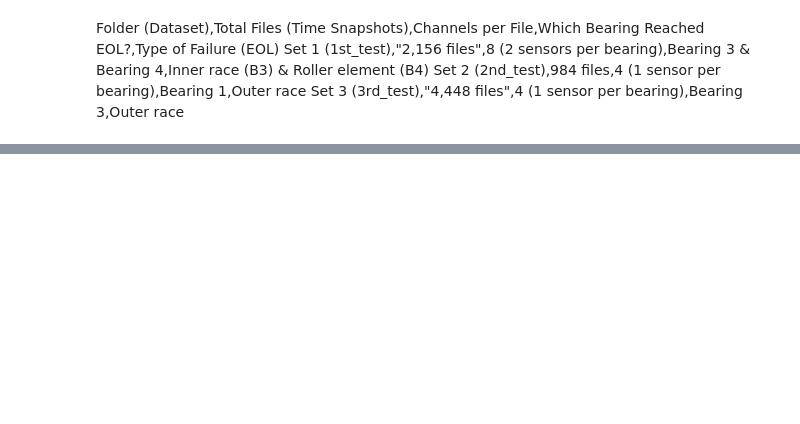
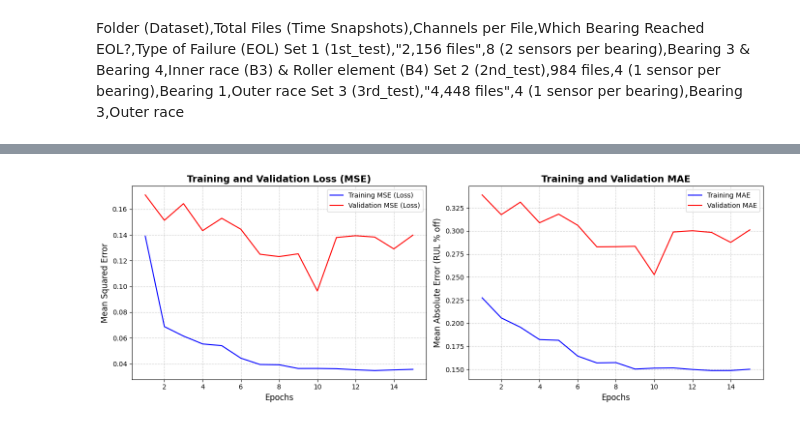
Before and after one commit to Aaeeron/Bearing_live_expectancy, a Jupyter notebook: IMS.ipynb, the cells around one changed output, grey strips where cells are left out. Saved outputs shown, nothing was run; the diff lists cells and outputs as text; code cells hidden in the pictures; blank space fills up the shorter version.

```diff
--- a/IMS.ipynb
+++ b/IMS.ipynb
@@ -543,0 +1792,39 @@ Evaluating on Test Set...
+# %%
+import matplotlib.pyplot as plt
+
+def plot_training_history(history):
+    # Extract the metrics from the training history
+    mse = history.history['loss']
+    val_mse = history.history['val_loss']
+    mae = history.history['mae']
+    val_mae = history.history['val_mae']
+    epochs = range(1, len(mse) + 1)
+
+    # Set up the plot grid
+    fig, (ax1, ax2) = plt.subplots(1, 2, figsize=(14, 5))
+
+    # --- Plot 1: Mean Squared Error (Loss) ---
+    ax1.plot(epochs, mse, 'b-', label='Training MSE (Loss)')
+    ax1.plot(epochs, val_mse, 'r-', label='Validation MSE (Loss)')
+    ax1.set_title('Training and Validation Loss (MSE)', fontsize=14, fontweight='bold')
+    ax1.set_xlabel('Epochs', fontsize=12)
+    ax1.set_ylabel('Mean Squared Error', fontsize=12)
+    ax1.legend()
+    ax1.grid(True, linestyle='--', alpha=0.6)
+
+    # --- Plot 2: Mean Absolute Error (MAE) ---
+    ax2.plot(epochs, mae, 'b-', label='Training MAE')
+    ax2.plot(epochs, val_mae, 'r-', label='Validation MAE')
+    ax2.set_title('Training and Validation MAE', fontsize=14, fontweight='bold')
+    ax2.set_xlabel('Epochs', fontsize=12)
+    ax2.set_ylabel('Mean Absolute Error (RUL % off)', fontsize=12)
+    ax2.legend()
+    ax2.grid(True, linestyle='--', alpha=0.6)
+
+    plt.tight_layout()
+    plt.show()
+
+# Execute the plotting function
+plot_training_history(history)
+# %% [output]
+[figure, added]
```
Also changed, not shown: parts of 20 cells of this notebook.
